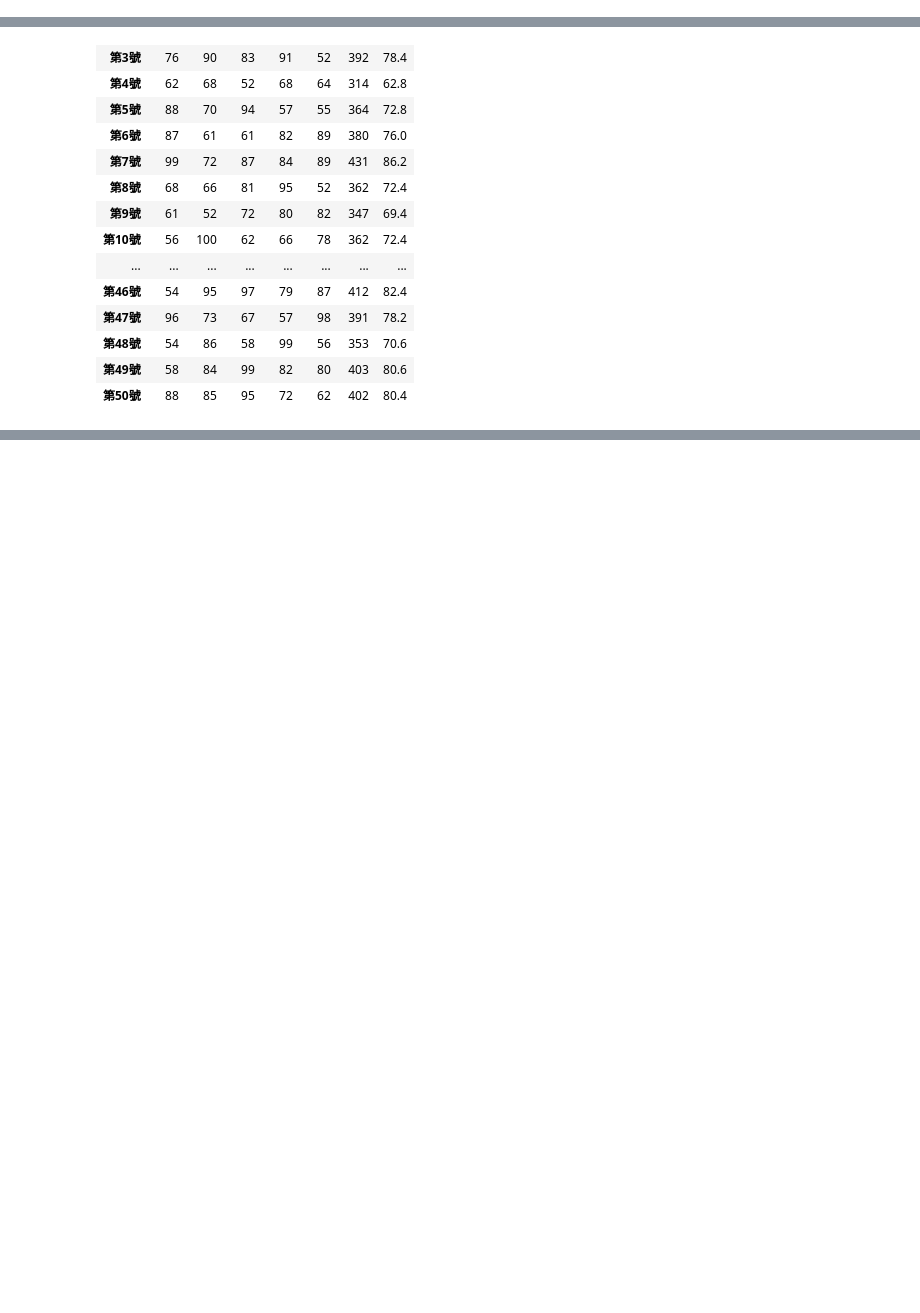
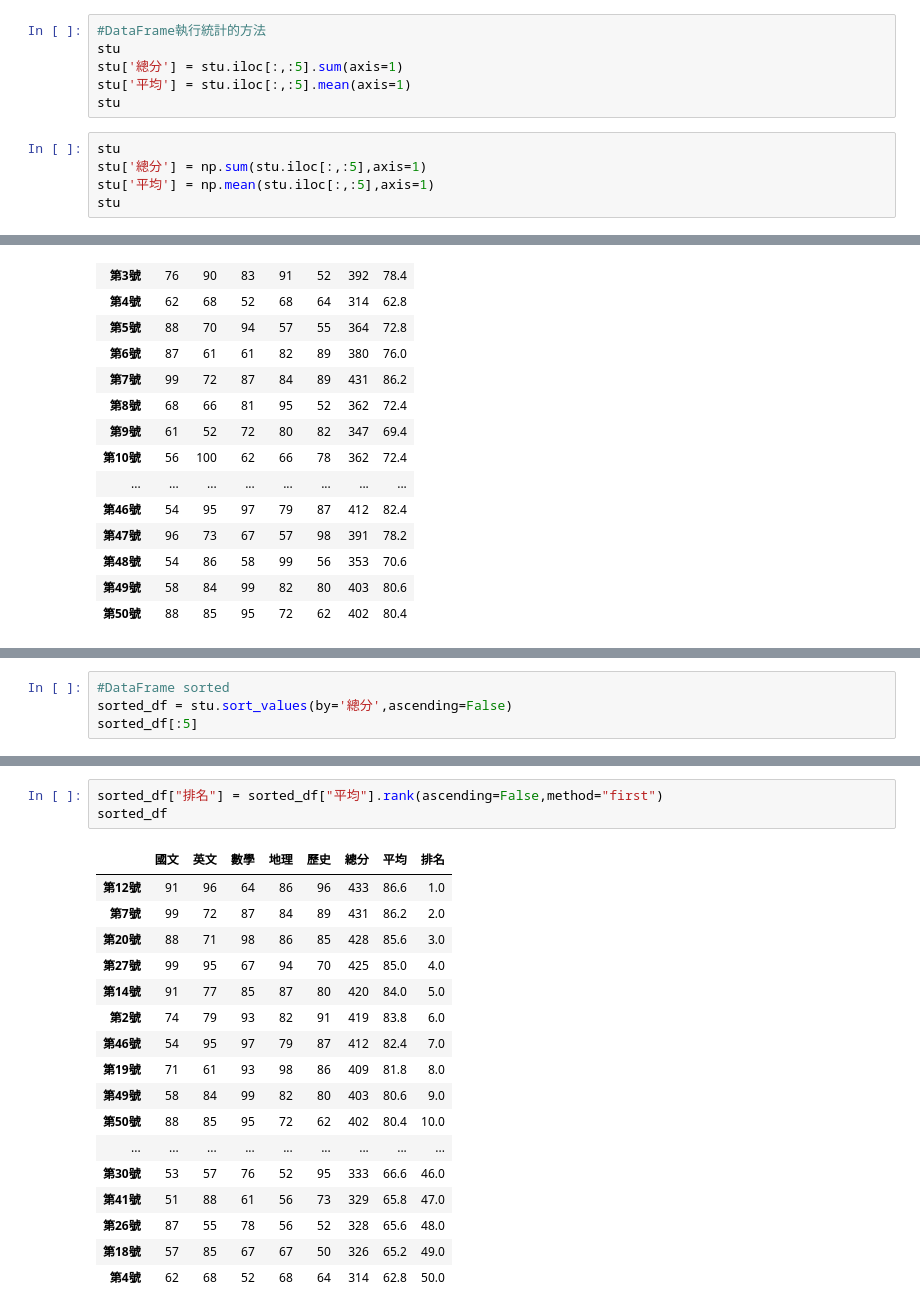
Before and after one commit to GraceWCH/2024_Python-class, a Jupyter notebook: lesson17/lesson17_1.ipynb, the cells around one changed output, grey strips where cells are left out. Cells and saved outputs as stored; diff of their text form; blank space fills up the shorter version.

```diff
--- a/lesson17/lesson17_1.ipynb
+++ b/lesson17/lesson17_1.ipynb
@@ -28,3 +37,14 @@ stu
+# %%
+#DataFrame執行統計的方法
+stu
+stu['總分'] = stu.iloc[:,:5].sum(axis=1)
+stu['平均'] = stu.iloc[:,:5].mean(axis=1)
+stu
+# %%
+stu
+stu['總分'] = np.sum(stu.iloc[:,:5],axis=1)
+stu['平均'] = np.mean(stu.iloc[:,:5],axis=1)
+stu
 # %%
 #使用numpy統計方法
 import numpy as np
@@ -80,0 +121,4 @@ stu
+# %%
+#DataFrame sorted
+sorted_df = stu.sort_values(by='總分',ascending=False)
+sorted_df[:5]
@@ -80,0 +132,21 @@ stu
+# %%
+sorted_df["排名"] = sorted_df["平均"].rank(ascending=False,method="first")
+sorted_df
+# %% [output]
+|  | 國文 | 英文 | 數學 | 地理 | 歷史 | 總分 | 平均 | 排名 |
+| 第12號 | 91 | 96 | 64 | 86 | 96 | 433 | 86.6 | 1.0 |
+| 第7號 | 99 | 72 | 87 | 84 | 89 | 431 | 86.2 | 2.0 |
+| 第20號 | 88 | 71 | 98 | 86 | 85 | 428 | 85.6 | 3.0 |
+| 第27號 | 99 | 95 | 67 | 94 | 70 | 425 | 85.0 | 4.0 |
+| 第14號 | 91 | 77 | 85 | 87 | 80 | 420 | 84.0 | 5.0 |
+| 第2號 | 74 | 79 | 93 | 82 | 91 | 419 | 83.8 | 6.0 |
+| 第46號 | 54 | 95 | 97 | 79 | 87 | 412 | 82.4 | 7.0 |
+| 第19號 | 71 | 61 | 93 | 98 | 86 | 409 | 81.8 | 8.0 |
+| 第49號 | 58 | 84 | 99 | 82 | 80 | 403 | 80.6 | 9.0 |
+| 第50號 | 88 | 85 | 95 | 72 | 62 | 402 | 80.4 | 10.0 |
+| ... | ... | ... | ... | ... | ... | ... | ... | ... |
+| 第30號 | 53 | 57 | 76 | 52 | 95 | 333 | 66.6 | 46.0 |
+| 第41號 | 51 | 88 | 61 | 56 | 73 | 329 | 65.8 | 47.0 |
+| 第26號 | 87 | 55 | 78 | 56 | 52 | 328 | 65.6 | 48.0 |
+| 第18號 | 57 | 85 | 67 | 67 | 50 | 326 | 65.2 | 49.0 |
+| 第4號 | 62 | 68 | 52 | 68 | 64 | 314 | 62.8 | 50.0 |
```
Also changed, not shown: parts of 7 cells of this notebook.
